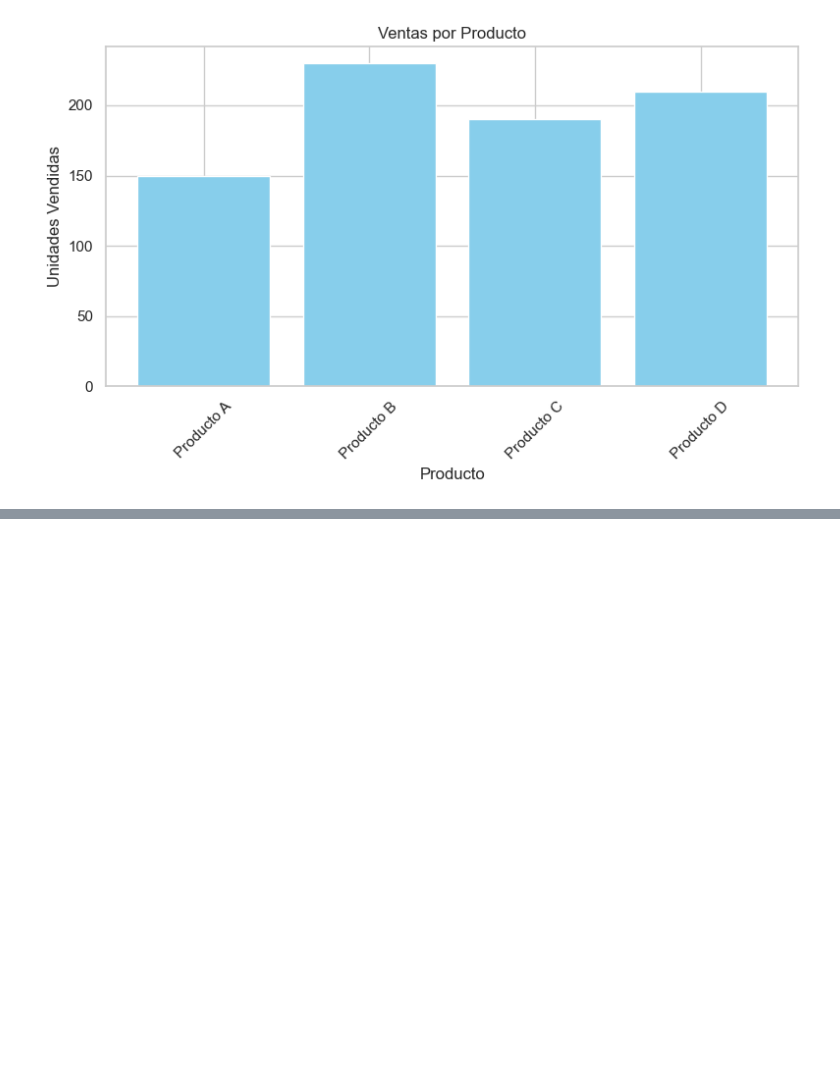
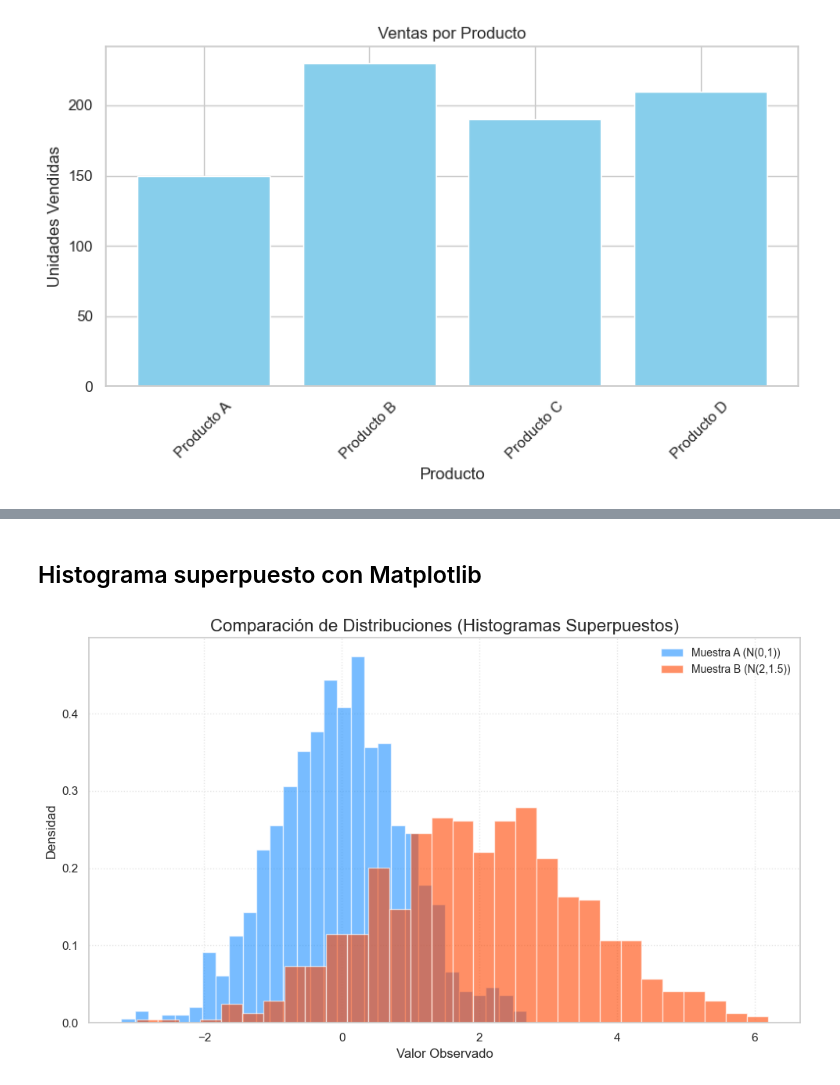
Before and after one commit to dennysrojas/programacion_estadistica, a Jupyter notebook: graficos.ipynb, the cells around one changed output, grey strips where cells are left out. Saved outputs shown, nothing was run; the diff lists cells and outputs as text; code cells hidden in the pictures; blank space fills up the shorter version.

```diff
--- a/graficos.ipynb
+++ b/graficos.ipynb
@@ -251,0 +402,29 @@ plt.show()
+# %% [markdown]
+## Histograma superpuesto con Matplotlib
+# %%
+# --- Datos de Ejemplo (Array 2D de NumPy) ---
+# Columnas: [Muestra_A, Muestra_B]
+np.random.seed(10)
+muestra_A = np.random.normal(loc=0, scale=1, size=1000)
+muestra_B = np.random.normal(loc=2, scale=1.5, size=800)
+
+# --- Creación del Gráfico con API Orientada a Objetos ---
+fig, ax = plt.subplots(figsize=(10, 6))
+
+# --- Graficar histogramas superpuestos ---
+ax.hist(muestra_A, bins=30, alpha=0.6, label='Muestra A (N(0,1))', color='dodgerblue', density=True)
+ax.hist(muestra_B, bins=30, alpha=0.6, label='Muestra B (N(2,1.5))', color='orangered', density=True)
+# density=True normaliza el histograma para que el área total sea 1 (útil para comparar formas)
+
+# --- Personalización Avanzada ---
+ax.set_title("Comparación de Distribuciones (Histogramas Superpuestos)", fontsize=16)
+ax.set_xlabel("Valor Observado", fontsize=12)
+ax.set_ylabel("Densidad", fontsize=12) # "Frecuencia" si density=False
+ax.legend(fontsize=10)
+ax.grid(True, linestyle=':', alpha=0.5)
+
+# --- Mostrar Gráfico ---
+plt.tight_layout()
+plt.show()
+# %% [output]
+[figure, added]
```
Also changed, not shown: parts of 18 cells of this notebook.
